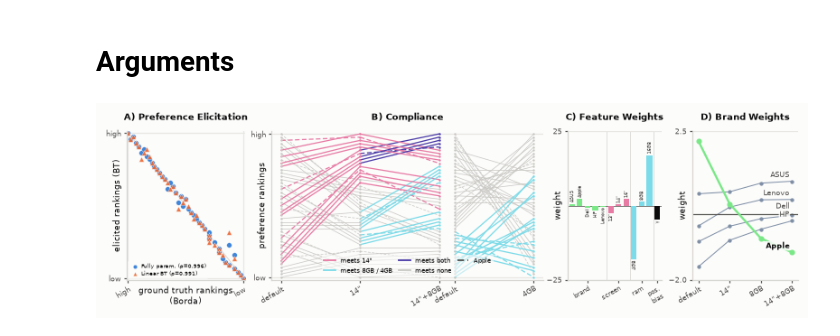
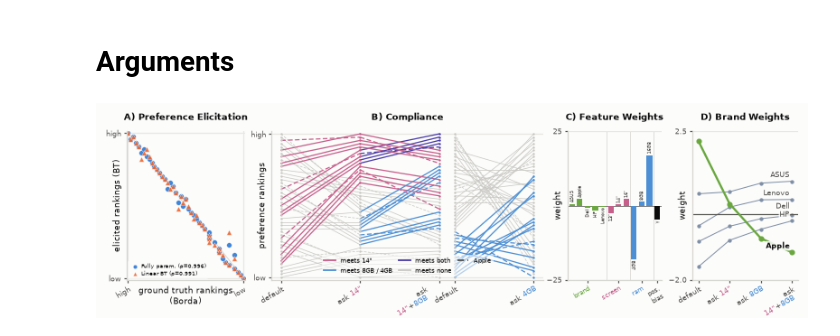
Before and after one commit to lotanamit5/WhatDoLLMsWant, a Jupyter notebook: Notebooks/model_summary.ipynb, the cells around one changed output. Drawn from its saved outputs; the diff is of its cells as text; code cells hidden in the pictures.

Commit message:
model_summary: muted feature colours, coloured contract tick labels
Re-rendered qwen-32B summary and the 15/18 c1/c2 variants.

Co-Authored-By: Claude Opus 5.5 <noreply@anthropic.com>

```diff
--- a/Notebooks/model_summary.ipynb
+++ b/Notebooks/model_summary.ipynb
@@ -37,9 +37,9 @@ LAP_INDEX = pd.MultiIndex.from_tuples(LAPTOPS, names=["brand", "screen", "ram"])
 # Every colour the figure uses. These are the defaults; the arguments cell passes its own
 # COLORS to make_summary, which calls set_colors().
 DEFAULT_COLORS = {
-    "screen": "#e87ba4",        # pink: feature colour, and "meets the screen requirement"
-    "ram": "#7BA4E8",           # blue: feature colour, and "meets the RAM requirement"
-    "brand": "#A4E87B",         # green: feature colour, and Apple's line in panel 5
+    "screen": "#c75f8b",        # pink (muted): feature colour, and "meets the screen requirement"
+    "ram": "#4c8fd4",           # blue (muted): feature colour, and "meets the RAM requirement"
+    "brand": "#6aa83f",         # green (muted): feature colour, and Apple's line in panel 5
     "both": "#4a3aa7",          # panels 2-3: meets both requirements
     "none": "#c9c8c4",          # panels 2-3: meets none
     "gamma": "#0b0b0b",         # panel 4: the positional-bias bar
@@ -479,7 +545,7 @@ def make_summary(model, subtitles, xlabels, ylabels, legends, widths, contract_n
                  borda_contract="none", path_a=None, path_b=None, weights_contract="none",
                  apple_contracts=None, rank_by="utility", show_gamma=True, labels=False,
                  colors=None, bar_values=True, bar_labels=True, rank_ticks=("high", "low"), tick_angle=30,
-                 gap=0.01, flow_gap=0.6, panel_labels=("A)", "B)", "C)", "D)"), figsize=(8, 2), font_size=10,
+                 gap=0.01, flow_gap=0.6, ask_prefix="ask ", ask_split=True, color_ticks=True, b_end_shift=0, panel_labels=("A)", "B)", "C)", "D)"), figsize=(8, 2), font_size=10,
                  save=True):
     """One figure, four panels in one row, for one model. Returns the figure.
 
@@ -534,6 +600,19 @@ def make_summary(model, subtitles, xlabels, ylabels, legends, widths, contract_n
         missing(ax3, weights_contract)
     panel_apple(ax4, fits, apple_contracts, X[3], Y[3], contract_names, tick_angle=tick_angle)
     fit_texts(fig, (ax1, ax2, ax3, ax4))
+    if color_ticks:
+        # contract tick labels: feature parts in their feature colour, "ask " prefix; layout untouched
+        if not gone_a:
+            ids2 = path_a["ids"] + ([] if gone_b else path_b["ids"])
+            # the last label of the first flow can be shifted left, away from the second flow's "default"
+            color_tick_labels(ax2, ids2, contract_names, ask_prefix, ask_split,
+                              shifts={len(path_a["ids"]) - 1: -b_end_shift})
+        color_tick_labels(ax4, apple_contracts, contract_names, ask_prefix, ask_split)
+        # panel 3: the feature-name ticks in their feature colour
+        for lab in ax3.get_xticklabels():
+            key = {"brand": "brand", "screen": "screen", "ram": "ram"}.get(lab.get_text().split()[0] if lab.get_text() else "")
+            if key:
+                lab.set_color(FEATURE_COLOR[key])
 
     if save:
         os.makedirs(FIGDIR, exist_ok=True)
@@ -565,36 +644,40 @@ YLABELS = ["elicited rankings (BT)", "preference rankings", "weight", "weight"]
 RANK_TICKS = ("high", "low")       # panels 1-2: the rank-axis ends (rank 1 and rank 45)
 # None = no legend, "auto" = the default texts, or a list of texts (replaces the defaults in order)
 LEGENDS = {1: ["Fully param.", "Linear BT"], 2: "auto"}
+ASK_PREFIX = "ask "                # put in front of every contract tick label ("ask 8GB"); "" = none
+B_END_SHIFT = 10                   # panel B: move the last label of the first flow this many points left
+ASK_SPLIT = True                   # two requirements: "ask" on its own line above them ('ask\n14"+8GB')
+COLOR_TICKS = True                 # colour the feature parts of tick labels (14" pink, 8GB blue, ...)
 CONTRACT_NAMES = {"none": "default", "14-inch": '14"', "13-inch": '13"', "16-inch": '16"'}   # x-axis names
 
 # --- layout
 WIDTHS = [20, 46, 16, 18]          # each panel's share of the width, in percent (must sum to 100)
 GAP = 0.01                         # space between the panels
 FLOW_GAP = 0.2                     # panel 2: space between the two flows, in x steps (1 = one contract step)
 PANEL_LABELS = ["A)", "B)", "C)", "D)"]   # None = no letters
 FIGSIZE = (7, 2)                   # inches
 FONT_SIZE = 6                     # base font size; every text and line width scales with it
 
 # --- colours (any key left out keeps its default from DEFAULT_COLORS)
 COLORS = {
-    "screen": "#e87ba4",        # pink: feature colour, and "meets the screen requirement"
-    "ram": "#7BDBE8",           # blue: feature colour, and "meets the RAM requirement"
-    "brand": "#7BE888",         # green: feature colour, and Apple's line in panel 5
+    "screen": "#c75f8b",        # pink (muted): feature colour, and "meets the screen requirement"
+    "ram": "#4c8fd4",           # blue (muted): feature colour, and "meets the RAM requirement"
+    "brand": "#6aa83f",         # green (muted): feature colour, and Apple's line in panel 5
     "both": "#4a3aa7",          # panels 2-3: meets both requirements
     "none": "#c9c8c4",          # panels 2-3: meets none
     "gamma": "#0b0b0b",         # panel 4: the positional-bias bar
     "full_bt": "#2a78d6",       # panel 1: fully parametrised BT
     "linear_bt": "#eb6834",     # panel 1: linear (additive) BT
     "other_brands": "#7f8fa6",  # panel 5: the four brands that are not Apple
 }
 SAVE = True
 fig = make_summary(MODEL, SUBTITLES, XLABELS, YLABELS, LEGENDS, WIDTHS, CONTRACT_NAMES,
                    borda_contract=BORDA_CONTRACT, path_a=make_path(PATH_A), path_b=make_path(PATH_B),
                    weights_contract=WEIGHTS_CONTRACT, apple_contracts=APPLE_CONTRACTS, rank_by=RANK_BY,
                    show_gamma=SHOW_GAMMA, labels=LABELS, colors=COLORS, bar_values=BAR_VALUES, bar_labels=BAR_LABELS,
-                   rank_ticks=RANK_TICKS, gap=GAP, tick_angle=TICK_ANGLE, flow_gap=FLOW_GAP, panel_labels=PANEL_LABELS,
+                   rank_ticks=RANK_TICKS, gap=GAP, tick_angle=TICK_ANGLE, flow_gap=FLOW_GAP, ask_prefix=ASK_PREFIX, ask_split=ASK_SPLIT, b_end_shift=B_END_SHIFT, color_ticks=COLOR_TICKS, panel_labels=PANEL_LABELS,
                    figsize=FIGSIZE, font_size=FONT_SIZE, save=SAVE)
 fig.savefig(os.path.join(FIGDIR, f"summary_{name(MODEL)}.pdf"), facecolor=SURFACE)   # vector copy for the paper
 plt.show()
 # %% [output]
-[figure, old version]
+[figure, new version]
```
Also changed, not shown: parts of 3 cells of this notebook, 10 other files.
